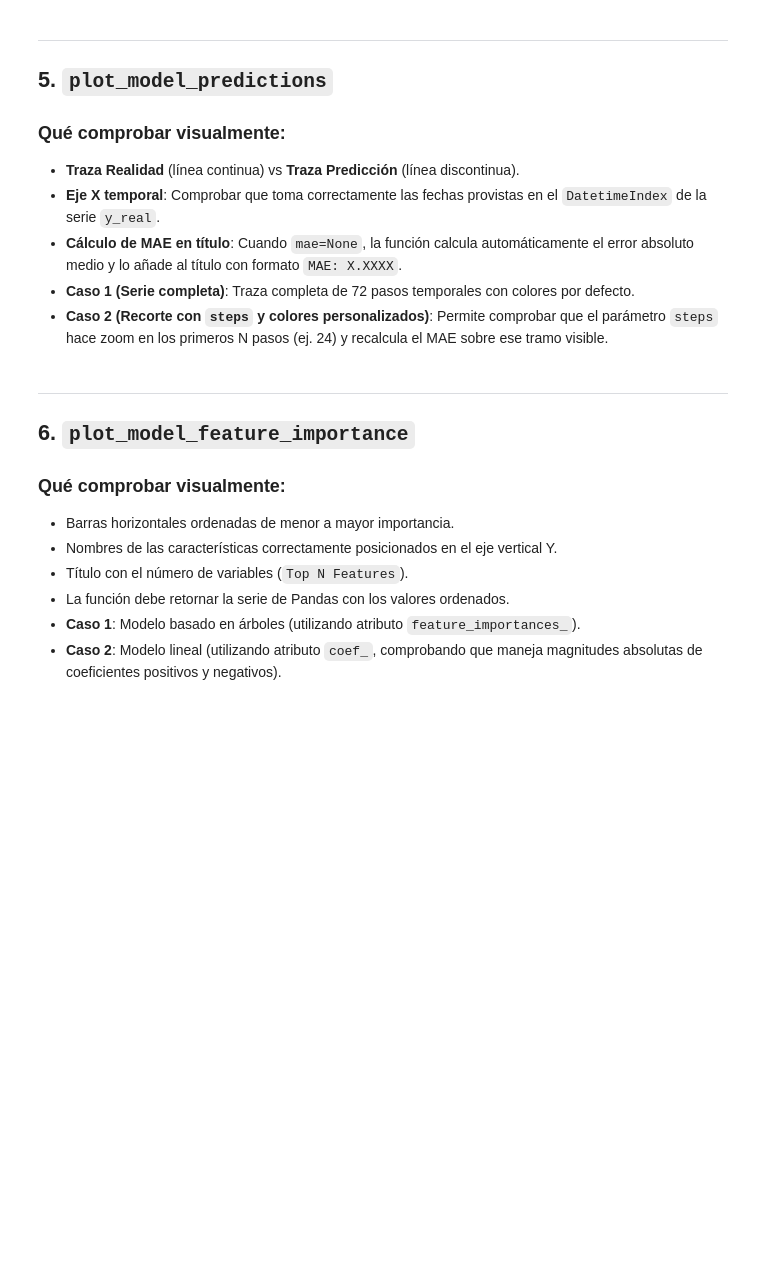
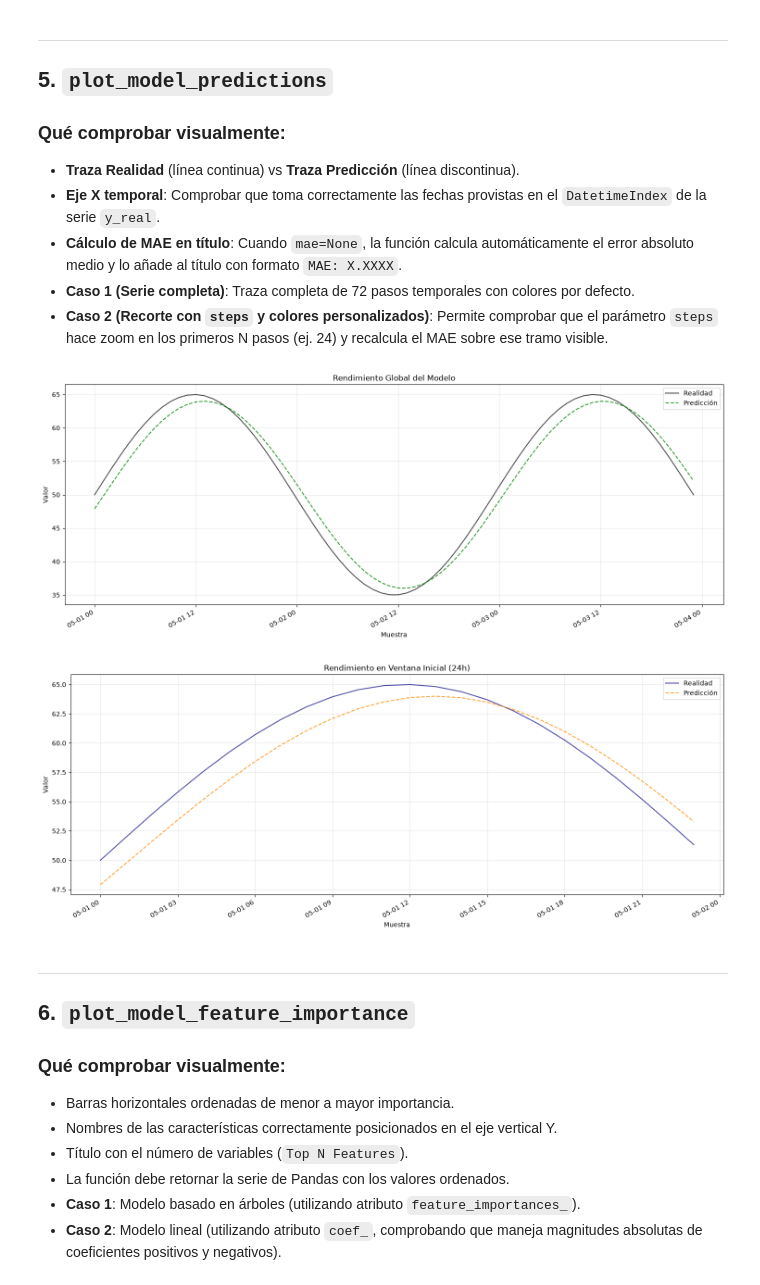
Before and after one commit to juanjosggarcia/ds-utils, a Jupyter notebook: notebook_samples/eda/plot_utilities_demo.ipynb, the cells around one changed output. Drawn from its saved outputs; the diff is of its cells as text; code cells hidden in the pictures; blank space fills up the shorter version.

```diff
--- a/notebook_samples/eda/plot_utilities_demo.ipynb
+++ b/notebook_samples/eda/plot_utilities_demo.ipynb
@@ -244,32 +250,34 @@ plot_model_anomaly_score_distribution(
 # %%
 # ---------------------------------------------------------------------------
 # Datos sintéticos: Serie temporal observada y predicción del modelo
 # ---------------------------------------------------------------------------
 pred_dates = pd.date_range("2026-05-01", periods=72, freq="1h")
 
 real_values = 50.0 + 15.0 * np.sin(np.linspace(0, 3 * np.pi, len(pred_dates)))
 # Predicción con pequeño retardo y error añadido
 pred_values = 50.0 + 14.0 * np.sin(np.linspace(0, 3 * np.pi, len(pred_dates)) - 0.15)
 
 y_real_series = pd.Series(real_values, index=pred_dates, name="real")
 
 # Caso 1: Serie completa con cálculo automático de MAE
 plot_model_predictions(
     y_real=y_real_series,
     y_pred=pred_values,
-    mae=None,
     title="Rendimiento Global del Modelo",
 )
 
 # Caso 2: Zoom en los primeros 24 pasos (primeras 24 horas) con colores personalizados
 plot_model_predictions(
     y_real=y_real_series,
     y_pred=pred_values,
     steps=24,
     title="Rendimiento en Ventana Inicial (24h)",
     color_real="navy",
     color_pred="darkorange",
 )
+# %% [output]
+[figure, added]
+[figure, added]
 # %% [markdown]
 ---
 ## 6. `plot_model_feature_importance`
```
Also changed, not shown: parts of 7 cells of this notebook, 13 other files.
